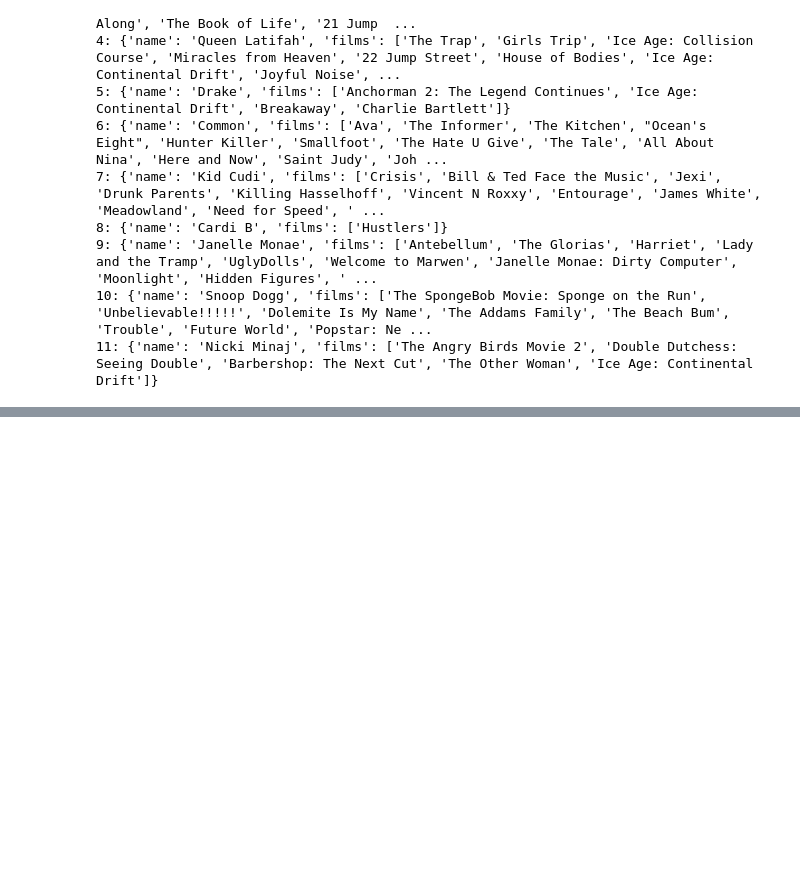
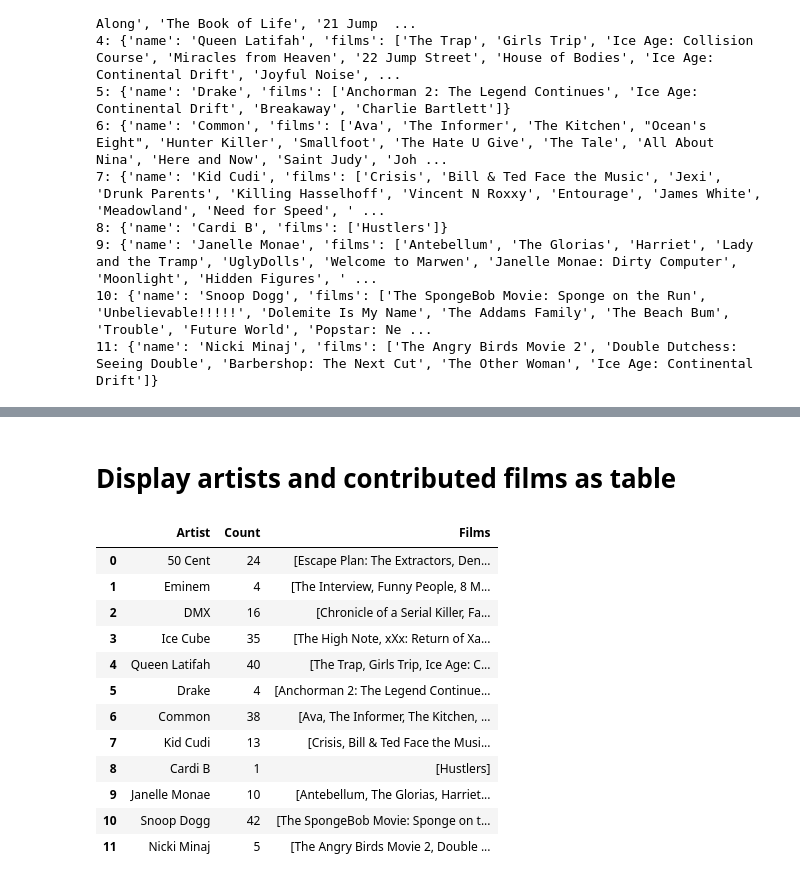
Before and after one commit to vuminhle1997/Lab_09_Semantics, a Jupyter notebook: main.ipynb, the cells around one changed output, grey strips where cells are left out. Drawn from its saved outputs; the diff is of its cells as text; code cells hidden in the pictures; blank space fills up the shorter version.

```diff
--- a/main.ipynb
+++ b/main.ipynb
@@ -99,0 +111,20 @@ for i, a in enumerate(overlappingData):
+# %% [markdown]
+# Display artists and contributed films as table
+# %%
+table = pandas.DataFrame(list(map(lambda x : (x['name'], len(x['films']), x['films']), overlappingData)))
+table = table.rename(columns={0:'Artist',1:'Count', 2: 'Films'})
+table
+# %% [output]
+|  | Artist | Count | Films |
+| 0 | 50 Cent | 24 | [Escape Plan: The Extractors, Den... |
+| 1 | Eminem | 4 | [The Interview, Funny People, 8 M... |
+| 2 | DMX | 16 | [Chronicle of a Serial Killer, Fa... |
+| 3 | Ice Cube | 35 | [The High Note, xXx: Return of Xa... |
+| 4 | Queen Latifah | 40 | [The Trap, Girls Trip, Ice Age: C... |
+| 5 | Drake | 4 | [Anchorman 2: The Legend Continue... |
+| 6 | Common | 38 | [Ava, The Informer, The Kitchen, ... |
+| 7 | Kid Cudi | 13 | [Crisis, Bill & Ted Face the Musi... |
+| 8 | Cardi B | 1 | [Hustlers] |
+| 9 | Janelle Monae | 10 | [Antebellum, The Glorias, Harriet... |
+| 10 | Snoop Dogg | 42 | [The SpongeBob Movie: Sponge on t... |
+| 11 | Nicki Minaj | 5 | [The Angry Birds Movie 2, Double ... |
```
Also changed, not shown: parts of 4 cells of this notebook.
